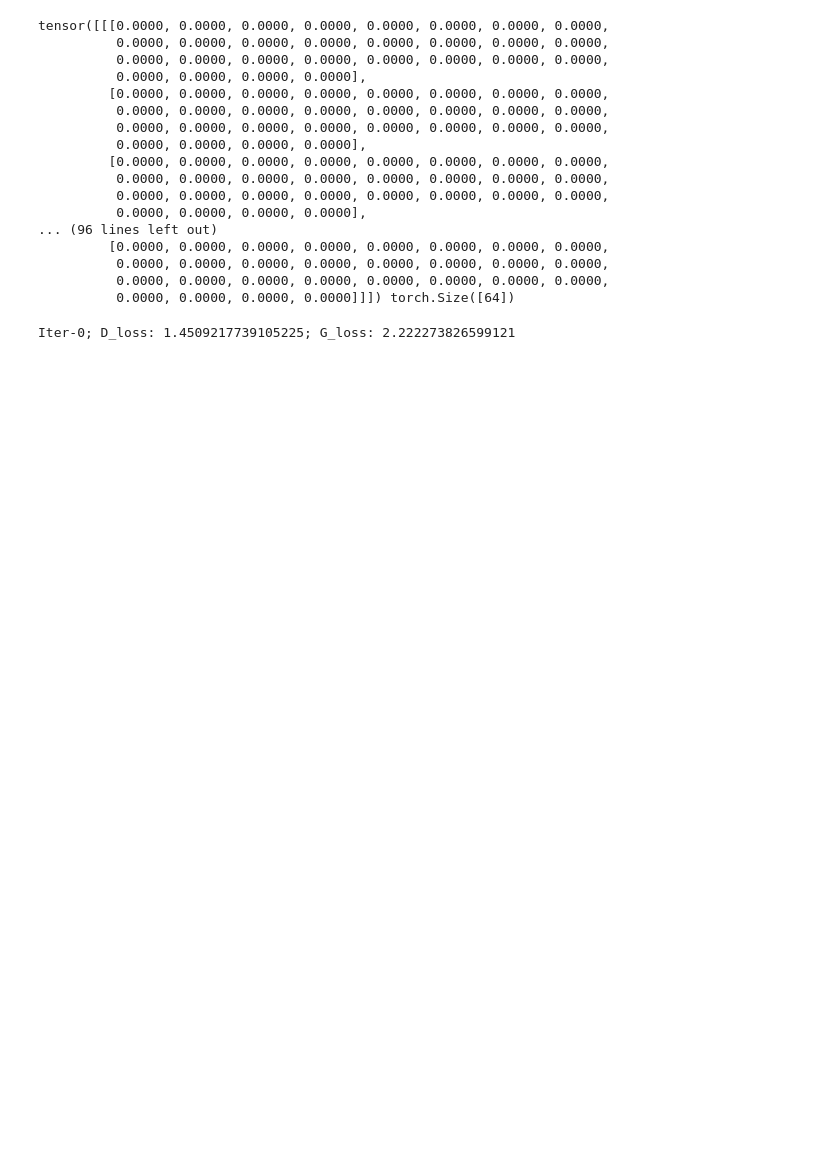
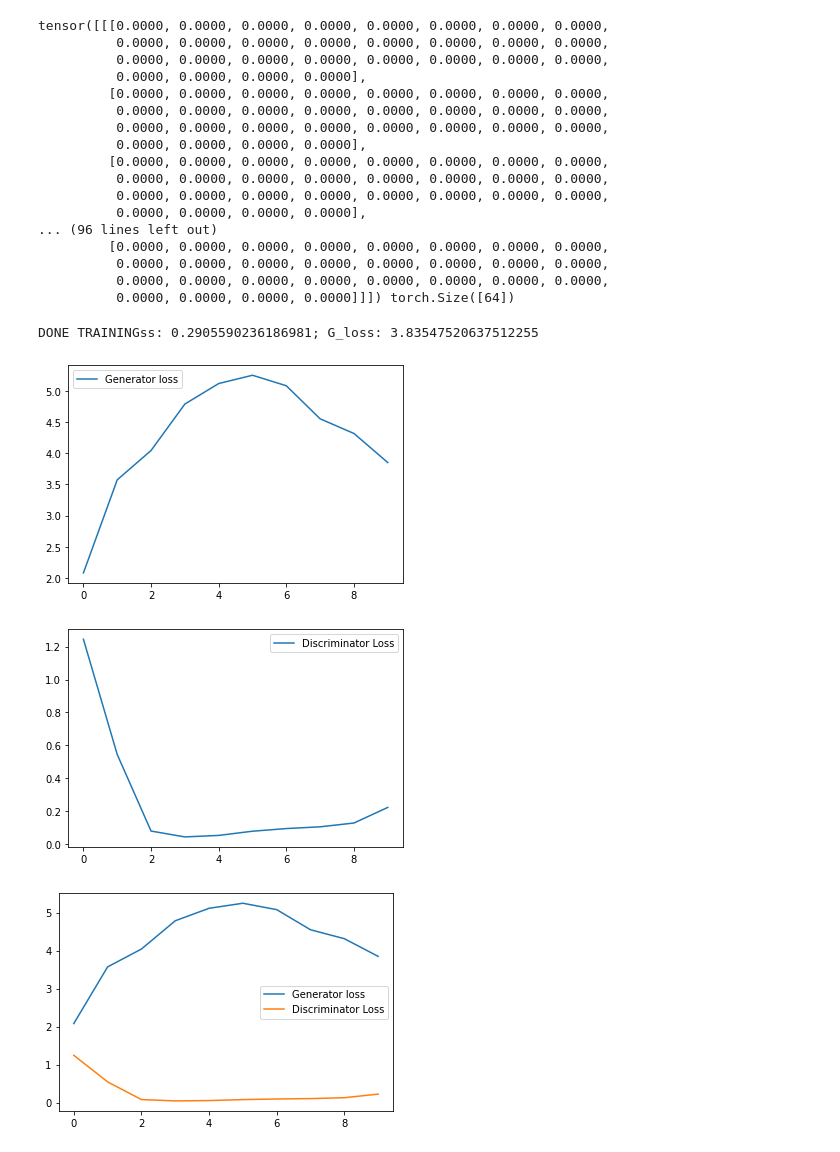
Before and after one commit to oliolo/D7047E-Advanced-DL, a Jupyter notebook: Labs/Lab-5/Task1-part1-100k.ipynb, the cells around one changed output. Saved outputs shown, nothing was run; the diff lists cells and outputs as text; code cells hidden in the pictures; blank space fills up the shorter version.

```diff
--- a/Labs/Lab-5/Task1-part1-100k.ipynb
+++ b/Labs/Lab-5/Task1-part1-100k.ipynb
@@ -115,7 +115,10 @@ D_solver = optim.Adam(D_params, lr=1e-3)
 ones_label = Variable(torch.ones(mb_size, 1))
 zeros_label = Variable(torch.zeros(mb_size, 1))
 
-
+losses_g = []
+losses_d = []
+loss_g = 0
+loss_d = 0
 for it in range(100):
     # Sample data
     z = Variable(torch.randn(mb_size, Z_dim))
@@ -153,11 +156,19 @@ for it in range(100):
 
     # Housekeeping - reset gradient
     reset_grad()
-
+    loss_g += G_loss.data.numpy()
+    loss_d += D_loss.data.numpy()
     # Print and plot every now and then
-    if it % 1000 == 0:
-        print('Iter-{}; D_loss: {}; G_loss: {}'.format(it, D_loss.data.numpy(), G_loss.data.numpy()))
-
+    if it % 10 == 0:
+        print('Iter-{}; D_loss: {}; G_loss: {}'.format(it, D_loss.data.numpy(), G_loss.data.numpy()), end='\r')
+        if(it == 0):
+            losses_g.append(D_loss.data.numpy())
+            losses_d.append(G_loss.data.numpy())
+        else:
+            epoch_loss_g = loss_g / 10 # total generator loss for the epoch
+            epoch_loss_d = loss_d / 10 # total discriminator loss for the epoch
+            losses_g.append(epoch_loss_g)
+            losses_d.append(epoch_loss_d)
         samples = G(z).data.numpy()[:16]
 
         fig = plt.figure(figsize=(4, 4))
@@ -178,5 +189,31 @@ for it in range(100):
         plt.savefig('OutputsTask1/Ian100k/{}.png'.format(str(c).zfill(3)), bbox_inches='tight')
         c += 1
         plt.close(fig)
+        loss_g = 0
+        loss_d = 0
+print('DONE TRAINING')
 # %% [output]
-Iter-0; D_loss: 1.4509217739105225; G_loss: 2.222273826599121
+DONE TRAININGss: 0.2905590236186981; G_loss: 3.83547520637512255
+# %%
+fi_los = [fl.item() for fl in losses_g ]
+f2_los = [f2.item() for f2 in losses_d ]
+
+plt.figure()
+plt.plot(fi_los, label='Generator loss')
+plt.legend()
+plt.savefig('output/loss.png')
+
+plt.figure()
+plt.plot(f2_los, label='Discriminator Loss')
+plt.legend()
+plt.savefig('output/loss.png')
+
+plt.figure()
+plt.plot(fi_los, label='Generator loss')
+plt.plot(f2_los, label='Discriminator Loss')
+plt.legend()
+plt.savefig('output/loss.png')
+# %% [output]
+[figure, added]
+[figure, added]
+[figure, added]
```
Also changed, not shown: 3 other files.
